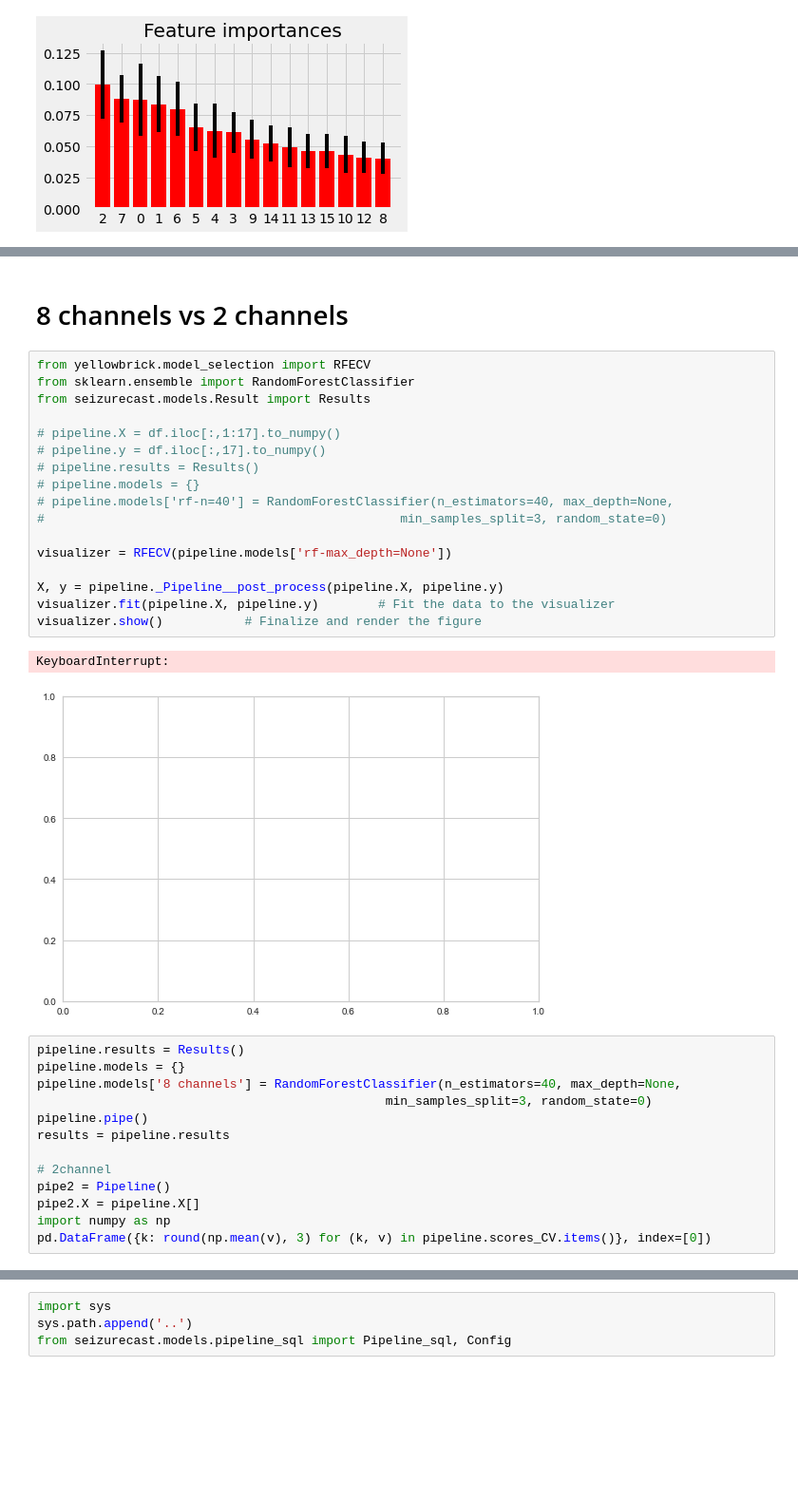
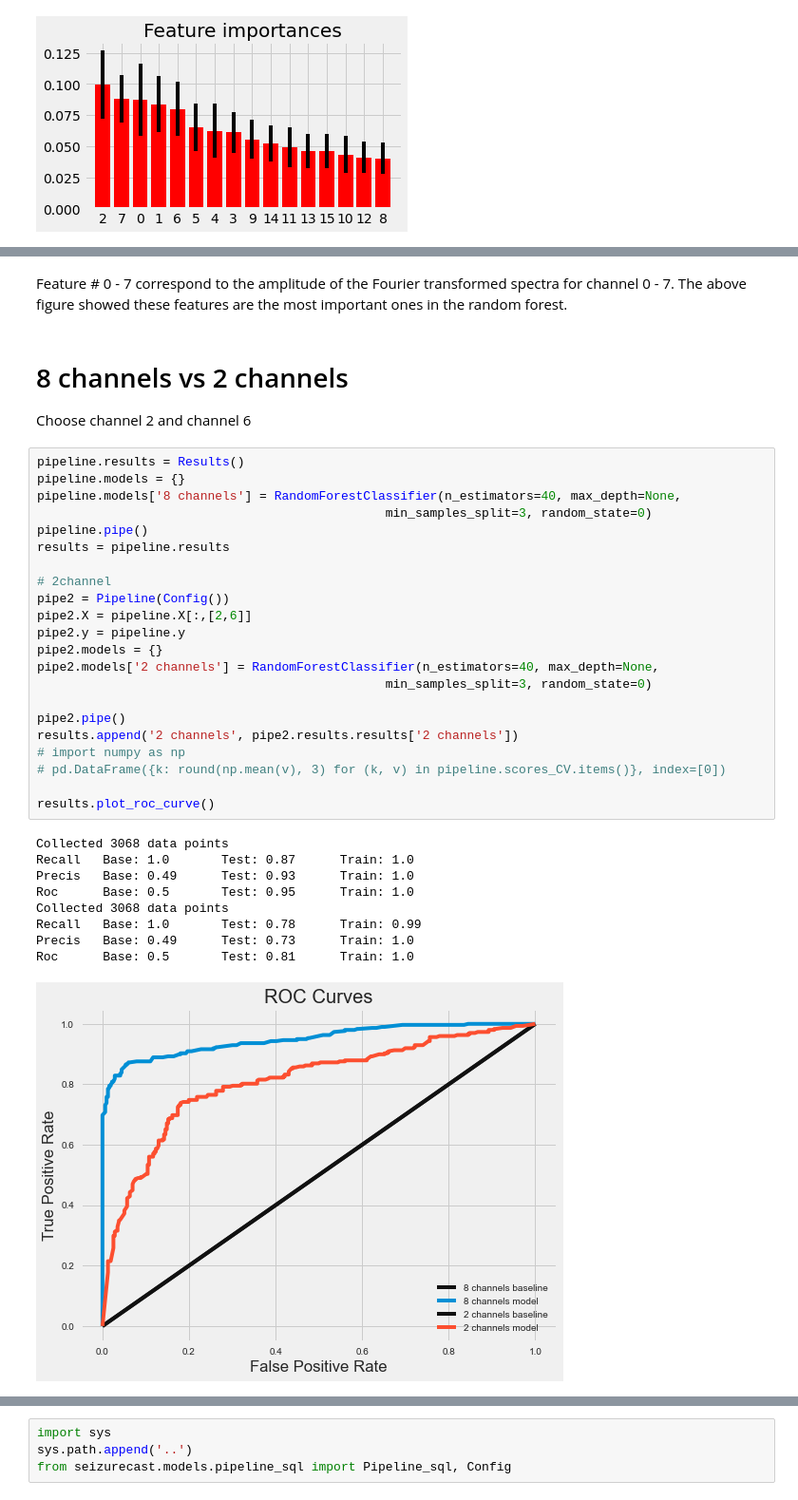
Before and after one commit to ylin00/seizurecast, a Jupyter notebook: notebooks/Model-selection.ipynb, the cells around one changed output, grey strips where cells are left out. Shown at 95% size. Drawn from its saved outputs; the diff is of its cells as text; blank space fills up the shorter version.

Commit message:
updated pipelines

```diff
--- a/notebooks/Model-selection.ipynb
+++ b/notebooks/Model-selection.ipynb
@@ -152,36 +150,38 @@ array([['ep0ch0fe0', 'ep0ch1fe0', 'ep0ch2fe0', 'ep0ch0fe1', 'ep0ch1fe1',
+# %% [markdown]
+Feature # 0 - 7 correspond to the amplitude of the Fourier transformed spectra for channel 0 - 7. The above figure showed these features are the most important ones in the random forest.
 # %% [markdown]
 # 8 channels vs 2 channels
+Choose channel 2 and channel 6
-# %%
-from yellowbrick.model_selection import RFECV
-from sklearn.ensemble import RandomForestClassifier
-from seizurecast.models.Result import Results
-
-# pipeline.X = df.iloc[:,1:17].to_numpy()
-# pipeline.y = df.iloc[:,17].to_numpy()
-# pipeline.results = Results()
-# pipeline.models = {}
-# pipeline.models['rf-n=40'] = RandomForestClassifier(n_estimators=40, max_depth=None,
-#                                                min_samples_split=3, random_state=0)
-
-visualizer = RFECV(pipeline.models['rf-max_depth=None'])
-
-X, y = pipeline._Pipeline__post_process(pipeline.X, pipeline.y)
-visualizer.fit(pipeline.X, pipeline.y)        # Fit the data to the visualizer
-visualizer.show()           # Finalize and render the figure
-# %% [output]
-KeyboardInterrupt:
-[figure, removed]
 # %%
 pipeline.results = Results()
 pipeline.models = {}
 pipeline.models['8 channels'] = RandomForestClassifier(n_estimators=40, max_depth=None,
                                                min_samples_split=3, random_state=0)
 pipeline.pipe()
 results = pipeline.results
 
 # 2channel
-pipe2 = Pipeline()
-pipe2.X = pipeline.X[]
-import numpy as np
-pd.DataFrame({k: round(np.mean(v), 3) for (k, v) in pipeline.scores_CV.items()}, index=[0])
+pipe2 = Pipeline(Config())
+pipe2.X = pipeline.X[:,[2,6]]
+pipe2.y = pipeline.y
+pipe2.models = {}
+pipe2.models['2 channels'] = RandomForestClassifier(n_estimators=40, max_depth=None,
+                                               min_samples_split=3, random_state=0)
+
+pipe2.pipe()
+results.append('2 channels', pipe2.results.results['2 channels'])
+# import numpy as np
+# pd.DataFrame({k: round(np.mean(v), 3) for (k, v) in pipeline.scores_CV.items()}, index=[0])
+
+results.plot_roc_curve()
+# %% [output]
+Collected 3068 data points
+Recall   Base: 1.0       Test: 0.87      Train: 1.0
+Precis   Base: 0.49      Test: 0.93      Train: 1.0
+Roc      Base: 0.5       Test: 0.95      Train: 1.0
+Collected 3068 data points
+Recall   Base: 1.0       Test: 0.78      Train: 0.99
+Precis   Base: 0.49      Test: 0.73      Train: 1.0
+Roc      Base: 0.5       Test: 0.81      Train: 1.0
+[figure, added]
 # %% [markdown]
```
Also changed, not shown: parts of 5 cells of this notebook, 2 other files.
